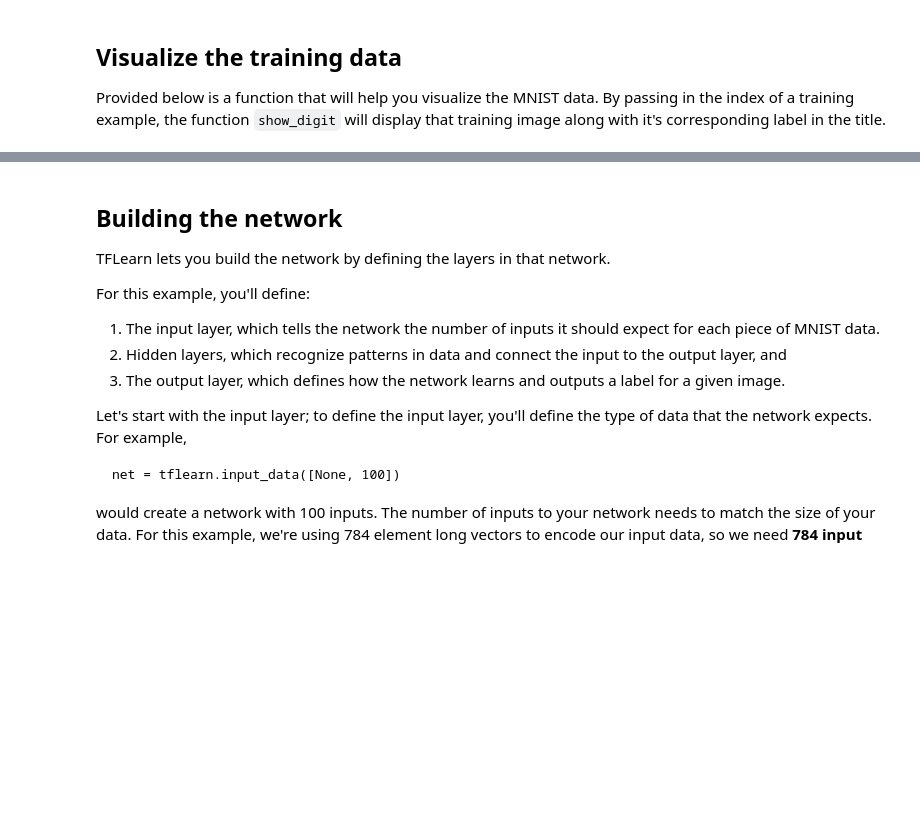
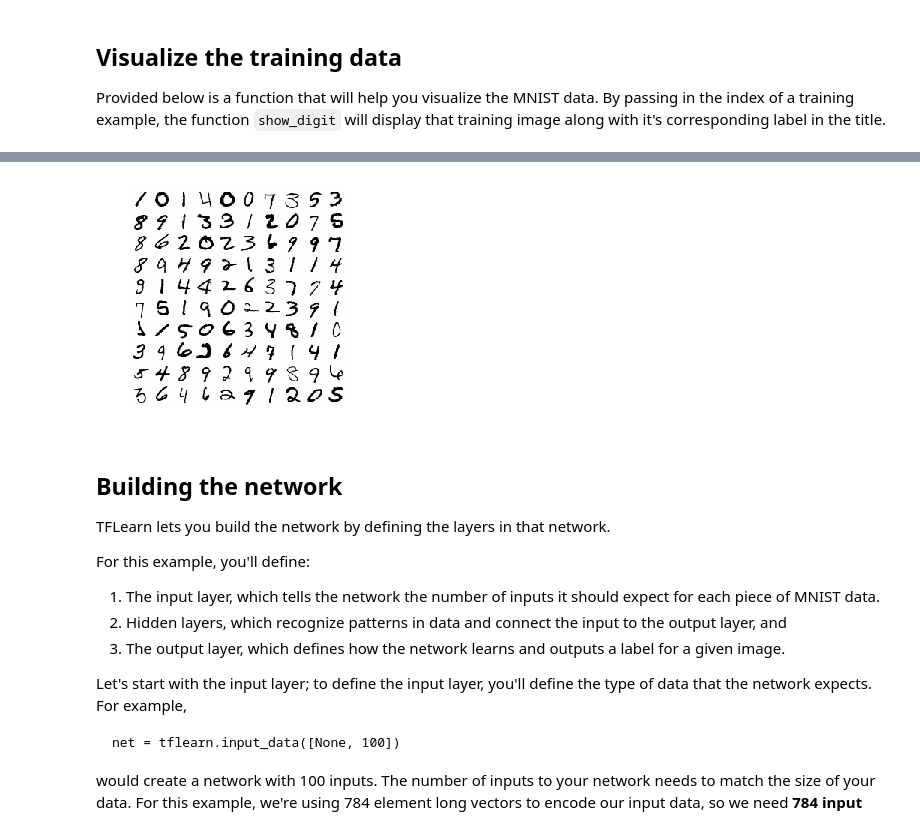
Before and after one commit to beegeesquare/DigitRecognizer, a Jupyter notebook: TFLearn_Digit_Recognition-Kaggle.ipynb, the cells around one changed output, grey strips where cells are left out. Drawn from its saved outputs; the diff is of its cells as text; code cells hidden in the pictures; blank space fills up the shorter version.

```diff
--- a/TFLearn_Digit_Recognition-Kaggle.ipynb
+++ b/TFLearn_Digit_Recognition-Kaggle.ipynb
@@ -72,3 +118,67 @@ show_digit(0)
+# %%
+# Let's visualize the random 100 digits
+import matplotlib.cm as cm
+def display_sample_data(dataX, n_samples=100, random_points=True):
+    """
+    Display a sample of data in the training data set
+    n_samples = Number of samples to display (this will be usually in n*n form)
+    Most of the logic is borrowed from Coursera ML Octave code
+    """
+
+    m_length = dataX.shape[0] # Number of rows in the data
+    pixel_length = dataX.shape[1] # Number of pixels in the data; this need not be in n*n form...we could have 10 x 15 pixel image as well
+
+    sample_height = int(round(np.sqrt(pixel_length)))
+    sample_width = int(pixel_length/sample_height)
+
+    plt_rows = int(np.floor(np.sqrt(n_samples)))
+    plt_cols = int(np.ceil(n_samples/plt_rows))
+
+    # Padding between the images
+    pad = 1
+
+    # Setup a blank display
+    display_array = -np.ones((pad+plt_rows*(sample_height+pad),pad+plt_rows*(sample_width+pad)))
+
+    if random_points == True:
+        randindices = np.random.randint(m_length, size=n_samples)# Select some n random samples from m data points (n<=m)
+    else: # Select only first n points of the data
+        randindices = np.arange(0, n_samples)
+
+    sampleX = dataX[randindices, :] # .ix command takes indices as the argument and the dataframe is created
+
+    curr_sample=0;
+    for i in range(plt_rows):
+        for j in range(plt_cols):
+            if curr_sample > n_samples-1:
+                break
+
+            # Copy the patch of the pixel data
+            sample_index = randindices[curr_sample]; # This is the index coming from
+            # Update the display array with the reshaped matrix
+            tmp_array=np.array(dataX[sample_index,:])
+            row_ll = pad + i*(sample_height + pad) + 0
+            row_ul = pad + i*(sample_height + pad) + sample_height
+            col_ll = pad + j*(sample_width + pad) + 0
+            col_ul = pad + j*(sample_width + pad) + sample_width
+            display_array[row_ll:row_ul,col_ll:col_ul] = np.reshape(tmp_array, (sample_height,sample_width))
+            curr_sample += 1; # Increment
+
+        # Another break statement outside for loop
+        if curr_sample > n_samples-1:
+            break
+    plt.style.use('ggplot');
+    fig = plt.figure() # Create a fig handler
+    ax = fig.add_subplot(111)
+    ax.imshow(display_array,cmap=cm.binary)
+    plt.axis('off')
+    plt.show()
+    return
+
+# Plot the number of samples
+display_sample_data(trainX, random_points=False)
+# %% [output]
+[figure, added]
 # %% [markdown]
 ## Building the network
 
```
Also changed, not shown: parts of 15 cells of this notebook.
